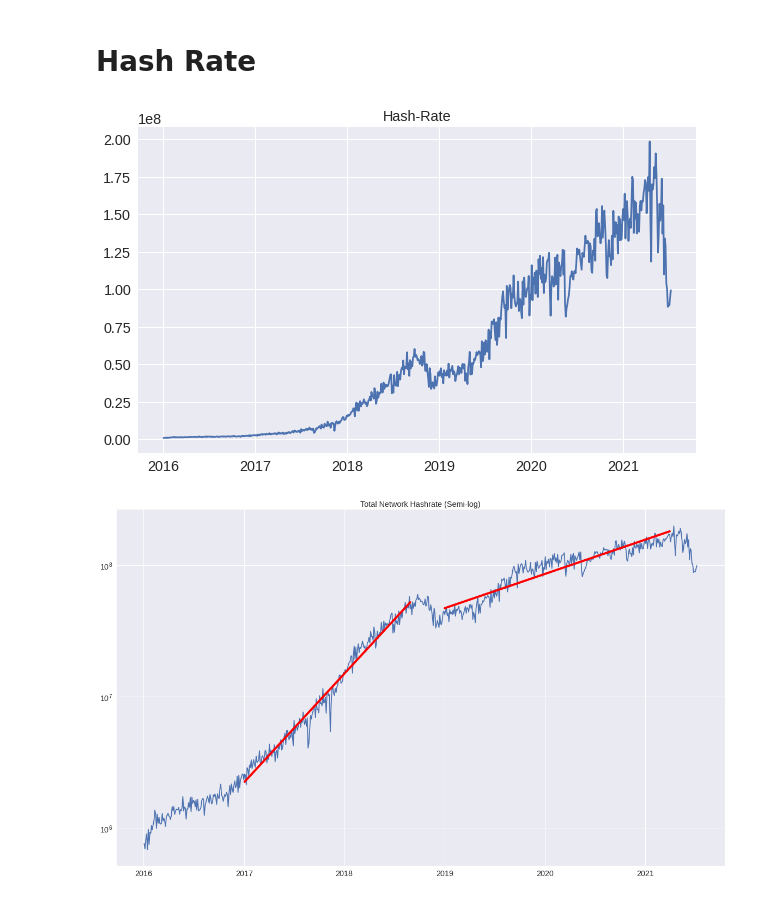
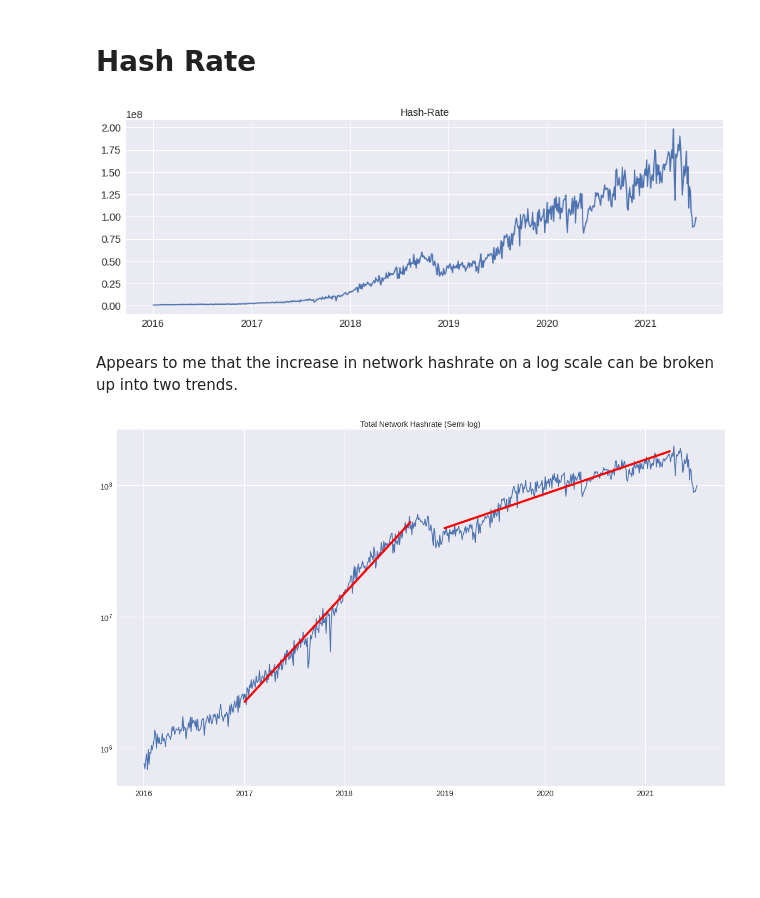
Before and after one commit to oldgeezy/curly-spoon, a Jupyter notebook: hashrate exploration.ipynb, the cells around one changed output. Drawn from its saved outputs; the diff is of its cells as text; code cells hidden in the pictures; blank space fills up the shorter version.

Commit message:
Updating hashrate exploration
moved the data files into a data folder.  Cleaned up some weeds

```diff
--- a/hashrate exploration.ipynb
+++ b/hashrate exploration.ipynb
@@ -33,22 +34,28 @@ def create_plot(x, y, styles, labels, axlabels):
 def hash_func(x, m , b):
     return np.exp(m*x + b)
 # %%
-df_hash = pd.read_csv('hash-rate', index_col = 0, parse_dates = True)
-df_price = pd.read_csv('market-price', index_col = 0, parse_dates = True)
-#Nothing interesting really happens before 2016
+fname = os.getcwd() + '/data/hash-rate'
+df_hash = pd.read_csv(fname, index_col = 0, parse_dates = True)
 
+fname = os.getcwd() + '/data/market-price'
+df_price = pd.read_csv(fname, index_col = 0, parse_dates = True)
+
+# Nothing interesting really happens before 2016
+# These time periods must be the same otherwise it will break the scatter plot
 df_hash = df_hash[df_hash.index > '2016-01-01']
 df_hash['log'] = np.log(df_hash['hash-rate'])
-df_price = df_price[df_price.index > '2014-01-01']
+df_price = df_price[df_price.index > '2016-01-01']
 # %% [markdown]
 # Hash Rate
 # %%
 df_hash['num'] = mdates.date2num(df_hash.index)
 # %%
-fig = plt.figure(figsize = (10,6))
+fig = plt.figure()
 plt.plot(df_hash['hash-rate']);
 plt.title('Hash-Rate');
 #plt.yscale('log')
 # %% [output]
-[figure, old version]
+[figure, new version]
+# %% [markdown]
+Appears to me that the increase in network hashrate on a log scale can be broken up into two trends.
 # %%
```
Also changed, not shown: parts of 12 cells of this notebook.
